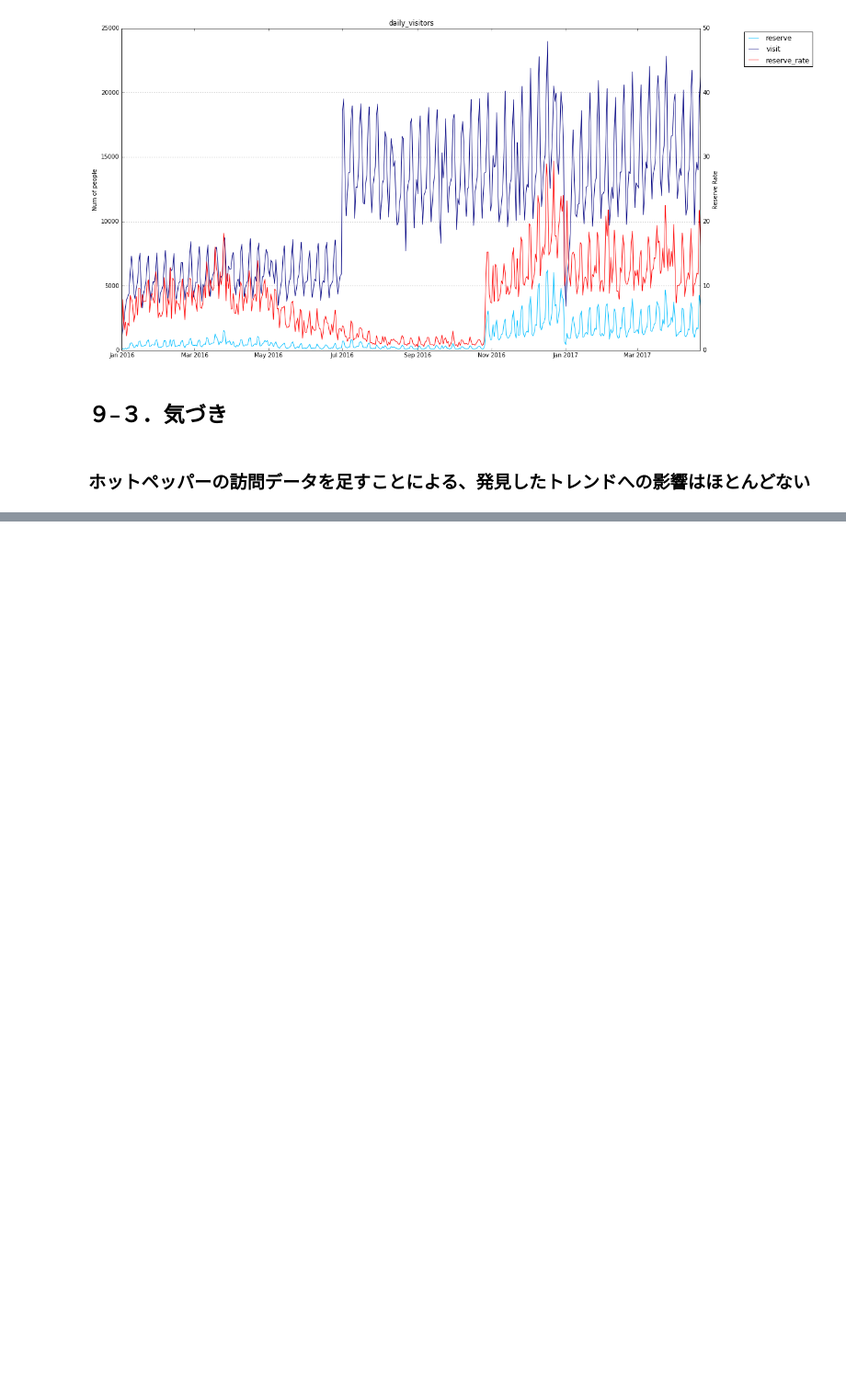
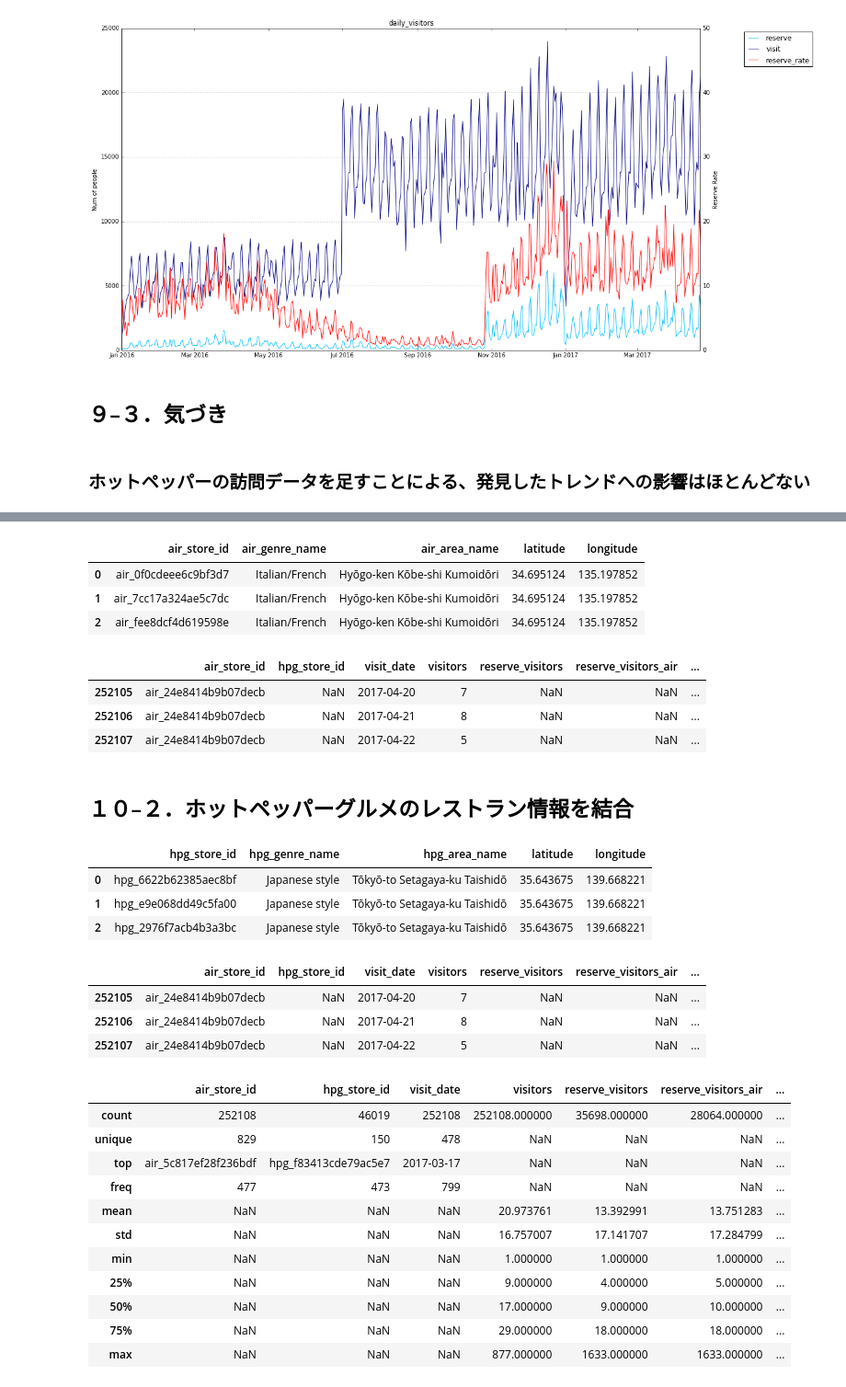
Before and after one commit to selectfromwhere/Restaurant_Visitor_Forecasting, a Jupyter notebook: check_data_fix.ipynb, the cells around one changed output, grey strips where cells are left out. Shown at 92% size. Cells and saved outputs as stored; diff of their text form; code cells hidden in the pictures; blank space fills up the shorter version.

```diff
--- a/check_data_fix.ipynb
+++ b/check_data_fix.ipynb
@@ -1222,0 +1227,55 @@ plt.grid(True)
+# %%
+#  Airリザーブのレストラン情報を読み込み
+air_store_df = pd.read_csv('Data/csv/air_store_info.csv')
+air_store_df.head(3)
+# %% [output]
+|  | air_store_id | air_genre_name | air_area_name | latitude | longitude |
+| 0 | air_0f0cdeee6c9bf3d7 | Italian/French | Hyōgo-ken Kōbe-shi Kumoidōri | 34.695124 | 135.197852 |
+| 1 | air_7cc17a324ae5c7dc | Italian/French | Hyōgo-ken Kōbe-shi Kumoidōri | 34.695124 | 135.197852 |
+| 2 | air_fee8dcf4d619598e | Italian/French | Hyōgo-ken Kōbe-shi Kumoidōri | 34.695124 | 135.197852 |
+# %%
+# Airリザーブのレストラン情報を結合
+airi_hpg_df = pd.merge(air_hpg_df,air_store_df,on=['air_store_id'],how='left')
+airi_hpg_df = airi_hpg_df.rename(columns={'latitude': 'latitude_air', 'longitude': 'longitude_air'})
+airi_hpg_df.tail(3)
+# %% [output]
+|  | air_store_id | hpg_store_id | visit_date | visitors | reserve_visitors | reserve_visitors_air | ... |
+| 252105 | air_24e8414b9b07decb | NaN | 2017-04-20 | 7 | NaN | NaN | ... |
+| 252106 | air_24e8414b9b07decb | NaN | 2017-04-21 | 8 | NaN | NaN | ... |
+| 252107 | air_24e8414b9b07decb | NaN | 2017-04-22 | 5 | NaN | NaN | ... |
+# %% [markdown]
+## １０–２．ホットペッパーグルメのレストラン情報を結合
+# %%
+#  ホットペッパーグルメのレストラン情報を読み込み
+hpg_store_df = pd.read_csv('Data/csv/hpg_store_info.csv')
+hpg_store_df.head(3)
+# %% [output]
+|  | hpg_store_id | hpg_genre_name | hpg_area_name | latitude | longitude |
+| 0 | hpg_6622b62385aec8bf | Japanese style | Tōkyō-to Setagaya-ku Taishidō | 35.643675 | 139.668221 |
+| 1 | hpg_e9e068dd49c5fa00 | Japanese style | Tōkyō-to Setagaya-ku Taishidō | 35.643675 | 139.668221 |
+| 2 | hpg_2976f7acb4b3a3bc | Japanese style | Tōkyō-to Setagaya-ku Taishidō | 35.643675 | 139.668221 |
+# %%
+# Aホットペッパーグルメのレストラン情報を結合
+airi_hpgi_df = pd.merge(airi_hpg_df,hpg_store_df,on=['hpg_store_id'],how='left')
+airi_hpgi_df = airi_hpgi_df.rename(columns={'latitude': 'latitude_hpg', 'longitude': 'longitude_hpg'})
+airi_hpgi_df.tail(3)
+# %% [output]
+|  | air_store_id | hpg_store_id | visit_date | visitors | reserve_visitors | reserve_visitors_air | ... |
+| 252105 | air_24e8414b9b07decb | NaN | 2017-04-20 | 7 | NaN | NaN | ... |
+| 252106 | air_24e8414b9b07decb | NaN | 2017-04-21 | 8 | NaN | NaN | ... |
+| 252107 | air_24e8414b9b07decb | NaN | 2017-04-22 | 5 | NaN | NaN | ... |
+# %%
+airi_hpgi_df.describe(include='all')
+# %% [output]
+|  | air_store_id | hpg_store_id | visit_date | visitors | reserve_visitors | reserve_visitors_air | ... |
+| count | 252108 | 46019 | 252108 | 252108.000000 | 35698.000000 | 28064.000000 | ... |
+| unique | 829 | 150 | 478 | NaN | NaN | NaN | ... |
+| top | air_5c817ef28f236bdf | hpg_f83413cde79ac5e7 | 2017-03-17 | NaN | NaN | NaN | ... |
+| freq | 477 | 473 | 799 | NaN | NaN | NaN | ... |
+| mean | NaN | NaN | NaN | 20.973761 | 13.392991 | 13.751283 | ... |
+| std | NaN | NaN | NaN | 16.757007 | 17.141707 | 17.284799 | ... |
+| min | NaN | NaN | NaN | 1.000000 | 1.000000 | 1.000000 | ... |
+| 25% | NaN | NaN | NaN | 9.000000 | 4.000000 | 5.000000 | ... |
+| 50% | NaN | NaN | NaN | 17.000000 | 9.000000 | 10.000000 | ... |
+| 75% | NaN | NaN | NaN | 29.000000 | 18.000000 | 18.000000 | ... |
+| max | NaN | NaN | NaN | 877.000000 | 1633.000000 | 1633.000000 | ... |
```
Also changed, not shown: parts of 10 cells of this notebook.
